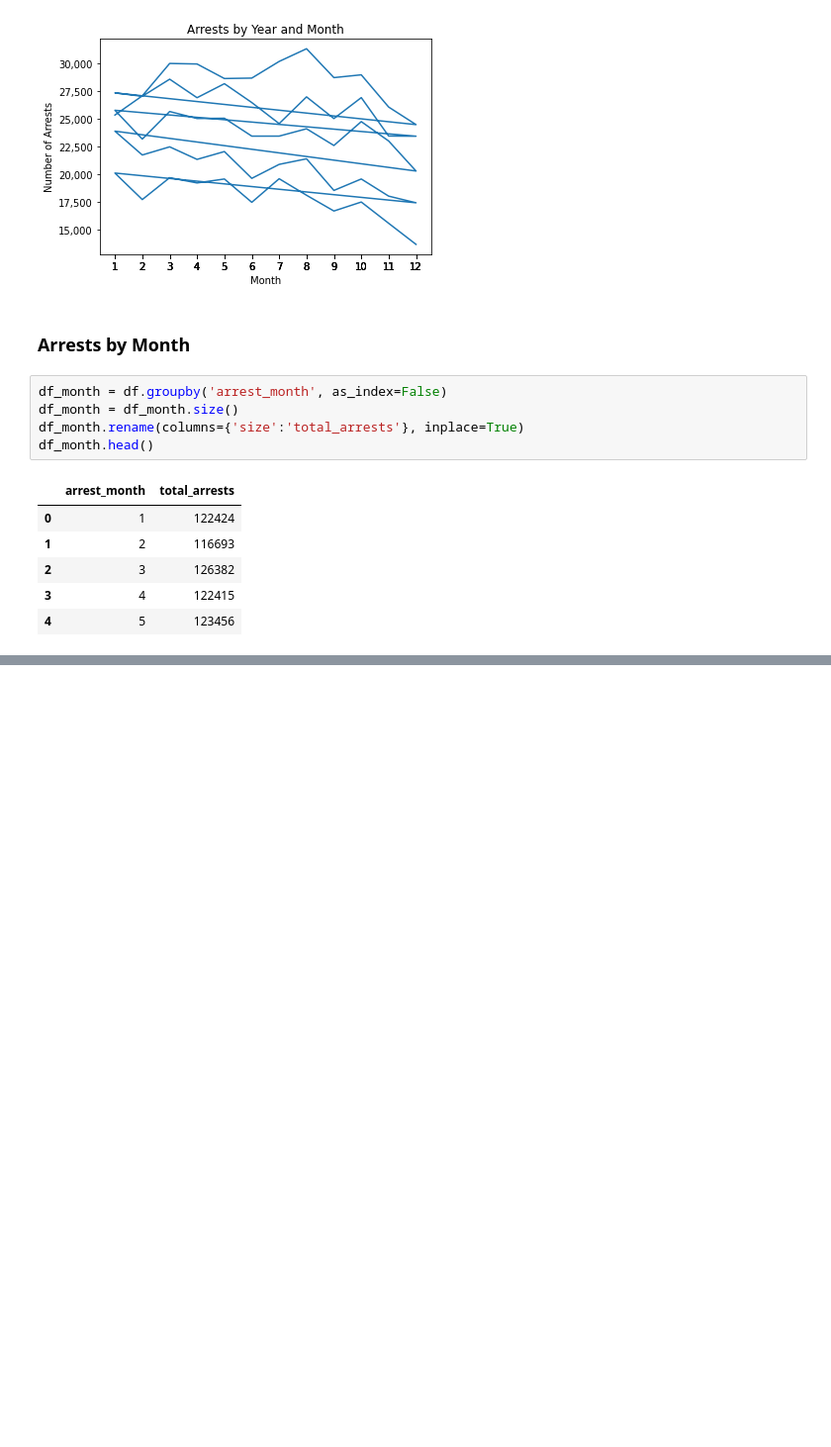
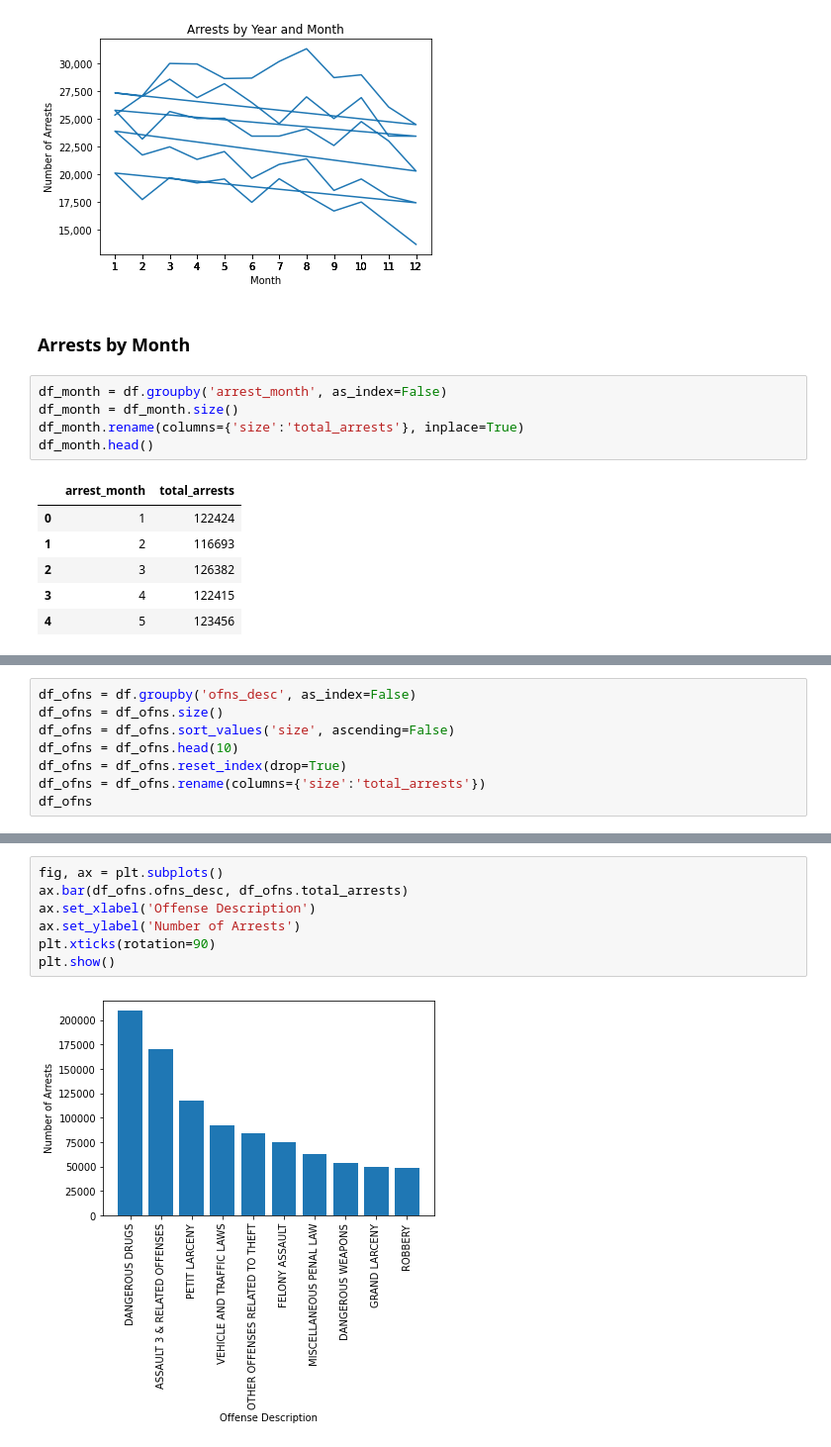
Before and after one commit to AmitSamra/NYC_Crime, a Jupyter notebook: nyc_crime_python.ipynb, the cells around one changed output, grey strips where cells are left out. Shown at 99% size. Cells and saved outputs as stored; diff of their text form; blank space fills up the shorter version.

```diff
--- a/nyc_crime_python.ipynb
+++ b/nyc_crime_python.ipynb
@@ -541,0 +544,8 @@ plt.show()
+# %%
+df_ofns = df.groupby('ofns_desc', as_index=False)
+df_ofns = df_ofns.size()
+df_ofns = df_ofns.sort_values('size', ascending=False)
+df_ofns = df_ofns.head(10)
+df_ofns = df_ofns.reset_index(drop=True)
+df_ofns = df_ofns.rename(columns={'size':'total_arrests'})
+df_ofns
@@ -541,0 +564,9 @@ plt.show()
+# %%
+fig, ax = plt.subplots()
+ax.bar(df_ofns.ofns_desc, df_ofns.total_arrests)
+ax.set_xlabel('Offense Description')
+ax.set_ylabel('Number of Arrests')
+plt.xticks(rotation=90)
+plt.show()
+# %% [output]
+[figure, added]
```
Also changed, not shown: parts of 6 cells of this notebook.
